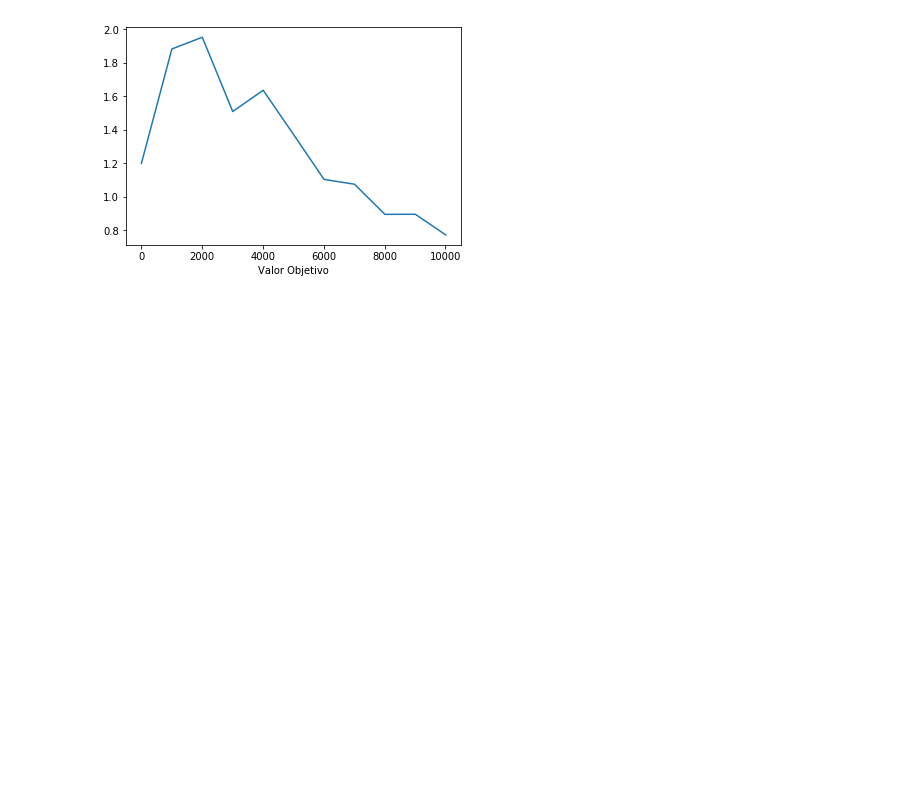
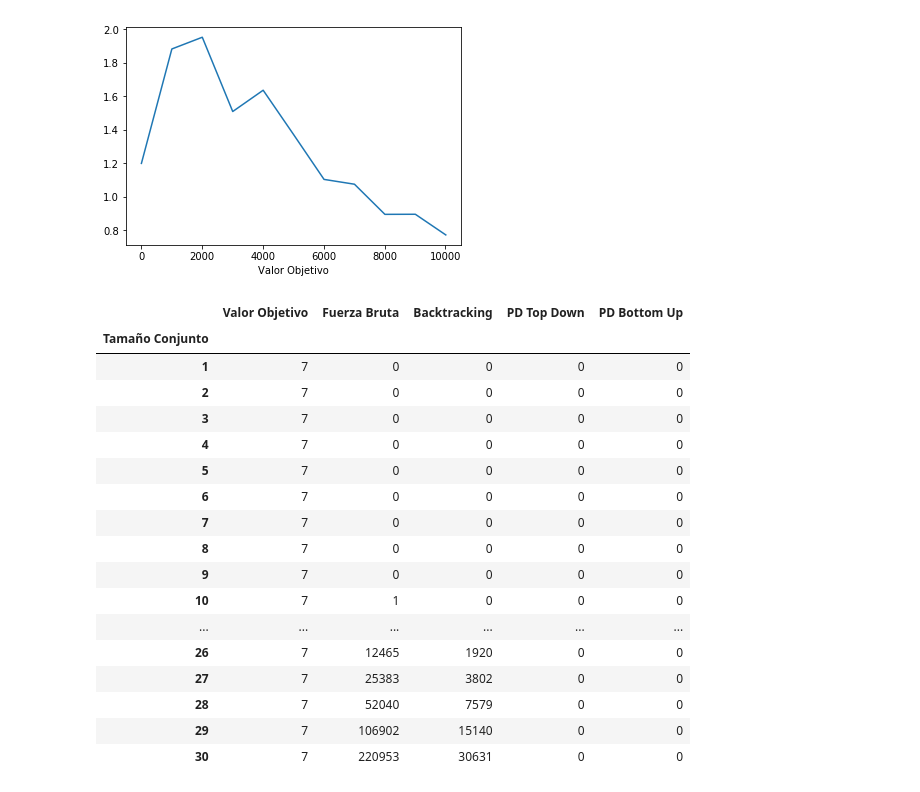
Before and after one commit to gonzalokun/AED3TP1, a Jupyter notebook: notebookTP.ipynb, the cells around one changed output. Drawn from its saved outputs; the diff is of its cells as text; code cells hidden in the pictures; blank space fills up the shorter version.

```diff
--- a/notebookTP.ipynb
+++ b/notebookTP.ipynb
@@ -143,3 +143,25 @@ pepe.plot()
 # %% [output]
 <matplotlib.axes._subplots.AxesSubplot at 0x...>
 [figure]
+# %%
+tabla6 = pd.read_csv("./output.csv", index_col="Tamaño Conjunto")
+tabla6
+# %% [output]
+|  | Valor Objetivo | Fuerza Bruta | Backtracking | PD Top Down | PD Bottom Up |
+| Tamaño Conjunto |  |  |  |  |  |
+| 1 | 7 | 0 | 0 | 0 | 0 |
+| 2 | 7 | 0 | 0 | 0 | 0 |
+| 3 | 7 | 0 | 0 | 0 | 0 |
+| 4 | 7 | 0 | 0 | 0 | 0 |
+| 5 | 7 | 0 | 0 | 0 | 0 |
+| 6 | 7 | 0 | 0 | 0 | 0 |
+| 7 | 7 | 0 | 0 | 0 | 0 |
+| 8 | 7 | 0 | 0 | 0 | 0 |
+| 9 | 7 | 0 | 0 | 0 | 0 |
+| 10 | 7 | 1 | 0 | 0 | 0 |
+| ... | ... | ... | ... | ... | ... |
+| 26 | 7 | 12465 | 1920 | 0 | 0 |
+| 27 | 7 | 25383 | 3802 | 0 | 0 |
+| 28 | 7 | 52040 | 7579 | 0 | 0 |
+| 29 | 7 | 106902 | 15140 | 0 | 0 |
+| 30 | 7 | 220953 | 30631 | 0 | 0 |
```
Also changed, not shown: 10 other files.
